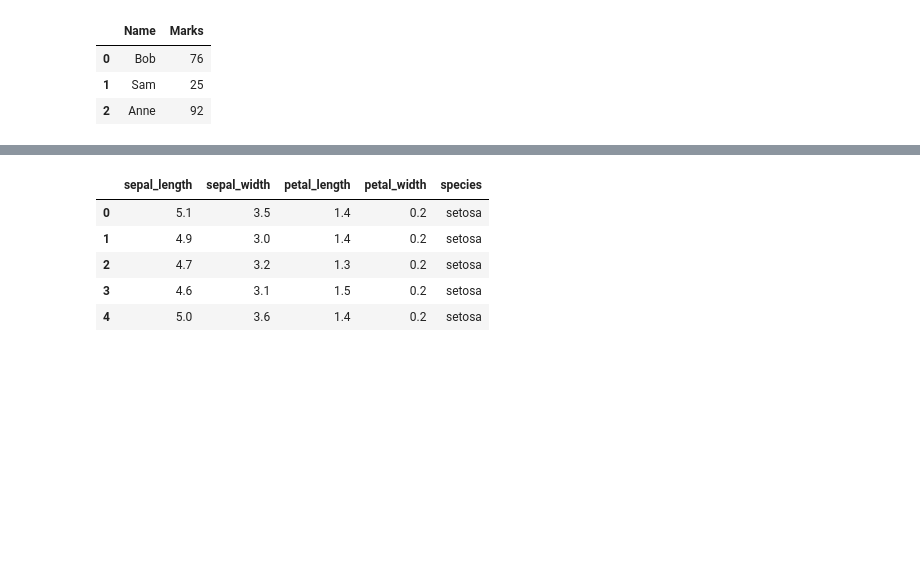
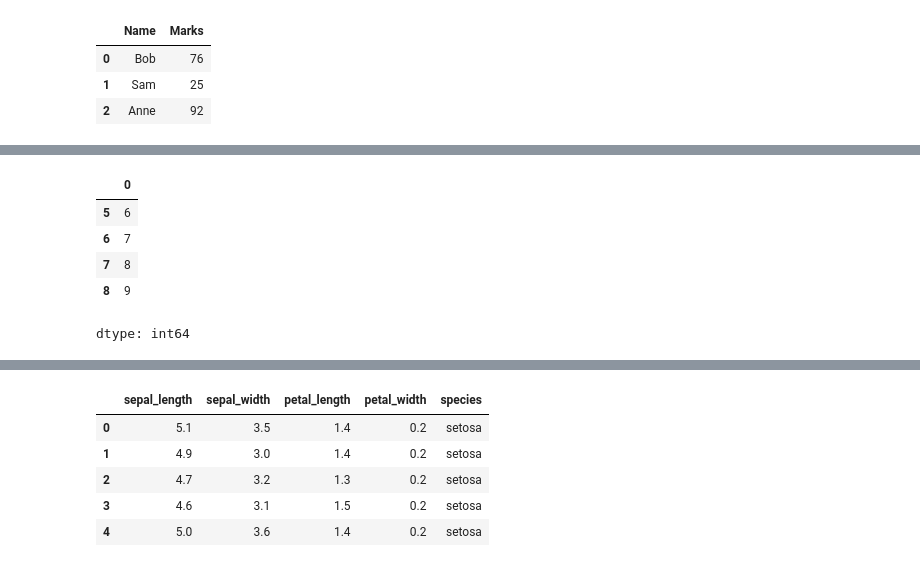
Before and after one commit to Ashutosh4328/Infosys_springboard-6.0, a Jupyter notebook: Ashutosh_Infosys_SkillMatch.ipynb, the cells around one changed output, grey strips where cells are left out. Cells and saved outputs as stored; diff of their text form; code cells hidden in the pictures; blank space fills up the shorter version.

```diff
--- a/Ashutosh_Infosys_SkillMatch.ipynb
+++ b/Ashutosh_Infosys_SkillMatch.ipynb
@@ -157,0 +182,10 @@ pd.DataFrame({"Name":['Bob','Sam','Anne'],"Marks":[76,25,92]})
+# %%
+s1=pd.Series([1,2,3,4,5,6,7,8,9])
+s1[-4:]
+# %% [output]
+|  | 0 |
+| 5 | 6 |
+| 6 | 7 |
+| 7 | 8 |
+| 8 | 9 |
+dtype: int64
```
Also changed, not shown: parts of 4 cells of this notebook.
